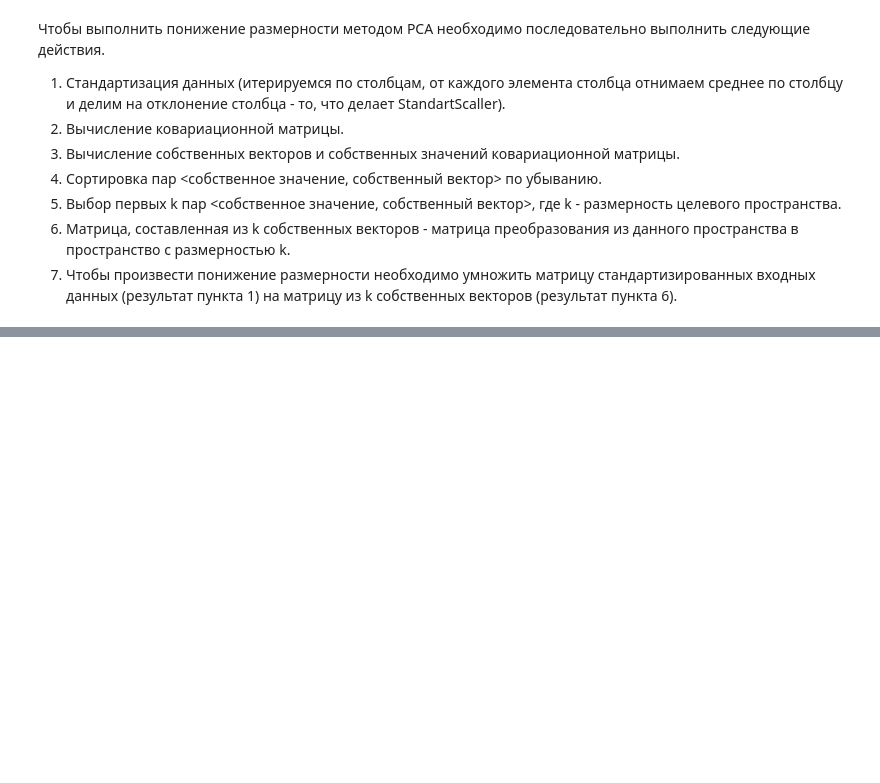
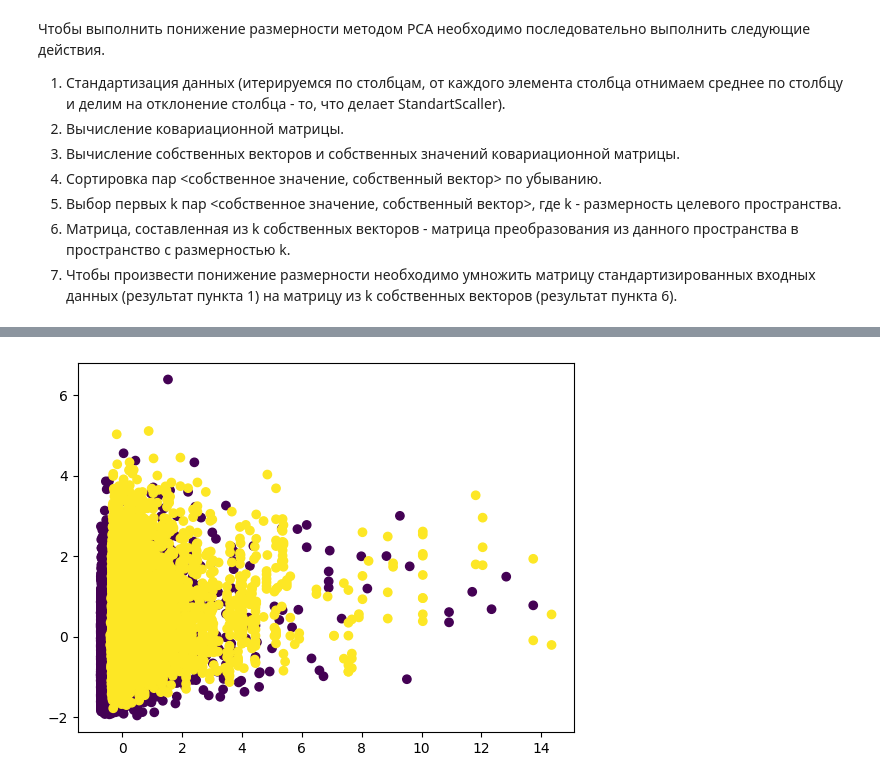
Before and after one commit to IvanBugaenko/MachineLearning-Labs, a Jupyter notebook: notebooks/7.ipynb, the cells around one changed output, grey strips where cells are left out. Cells and saved outputs as stored; diff of their text form; code cells hidden in the pictures; blank space fills up the shorter version.

```diff
--- a/notebooks/7.ipynb
+++ b/notebooks/7.ipynb
@@ -18,0 +190,8 @@
+# %%
+# 3. RFE - рекурсивный отбор признаков относительно индекса информативности решающего дерева
+
+tree = DecisionTreeClassifier().fit(X, y)
+
+rfe = RFE(estimator=tree, n_features_to_select=2, step=1).fit(X, y)
+X_rfe = pd.DataFrame(rfe.transform(X), columns=rfe.get_feature_names_out())
+rfe.get_feature_names_out()
@@ -18,0 +211,4 @@
+# %%
+plt.scatter(np.array(X_rfe)[:,0], np.array(X_rfe)[:,1], c=y);
+# %% [output]
+[figure, added]
```
Also changed, not shown: parts of 57 cells of this notebook, 3 other files.
